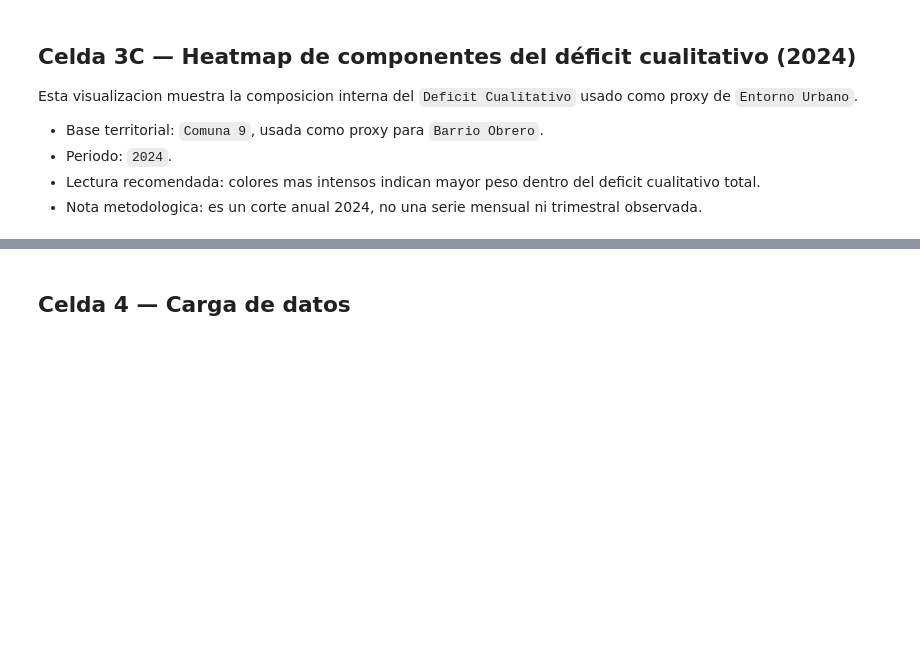
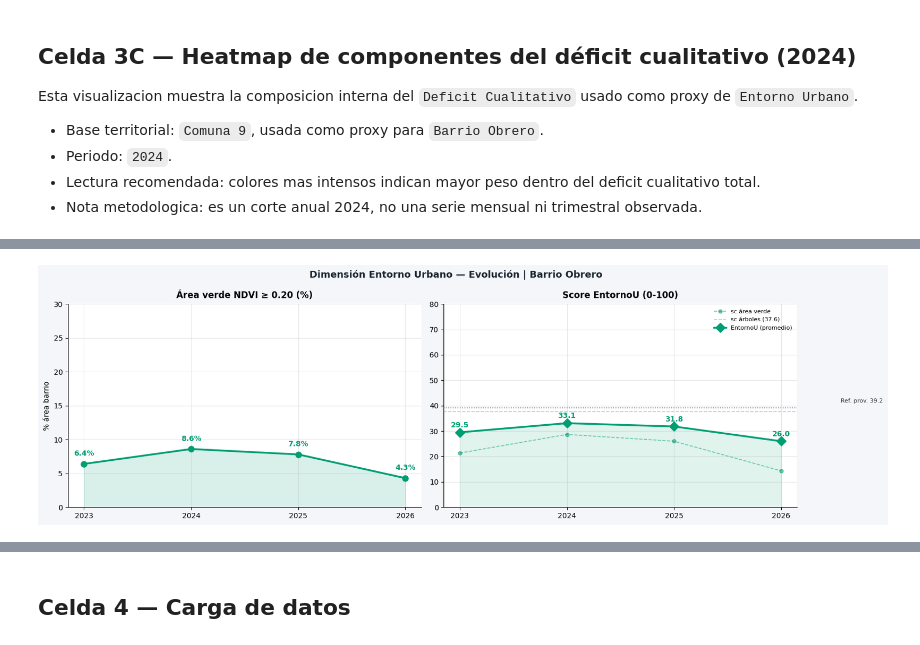
Before and after one commit to Pabandres85/Itt_repos_cali, a Jupyter notebook: notebooks/03_itt_barrio_obrero.ipynb, the cells around one changed output, grey strips where cells are left out. Saved outputs shown, nothing was run; the diff lists cells and outputs as text; code cells hidden in the pictures; blank space fills up the shorter version.

```diff
--- a/notebooks/03_itt_barrio_obrero.ipynb
+++ b/notebooks/03_itt_barrio_obrero.ipynb
@@ -396,0 +569,55 @@ No hay fila de Comuna 9 cargada desde el Excel de referencia.
+# %%
+# ── Celda EU-4: evolución anual Entorno Urbano ────────────────────────────────
+fig, axes = plt.subplots(1, 2, figsize=(16, 5), facecolor=BG)
+fig.suptitle('Dimensión Entorno Urbano — Evolución | Barrio Obrero',
+             fontsize=13, fontweight='bold', color='#1B2631')
+
+df_e = df_eu.set_index('año').reindex(ANIOS)
+x    = list(range(len(ANIOS)))
+
+# Panel 1: % área verde
+ax = axes[0]; ax.set_facecolor('white')
+vals = df_e['pct_verde'].values.astype(float)
+ymax = max(30, float(np.nanmax(vals)) * 1.35) if not np.all(np.isnan(vals)) else 30
+ax.plot(x, vals, color=OKI_VERDE, linewidth=2.5, marker='o', markersize=8, zorder=3)
+ax.fill_between(x, vals, alpha=0.15, color=OKI_VERDE)
+for xi, v in zip(x, vals):
+    if not np.isnan(v):
+        ax.text(xi, v + ymax * 0.04, f'{v:.1f}%',
+                ha='center', fontsize=10, fontweight='bold', color=OKI_VERDE)
+ax.set_xticks(x); ax.set_xticklabels(ANIOS)
+ax.set_ylim(0, ymax); ax.set_ylabel('% área barrio')
+ax.set_title('Área verde NDVI ≥ 0.20 (%)', fontweight='bold', pad=8)
+ax.spines[['top', 'right']].set_visible(False)
+
+# Panel 2: Score con componentes
+ax = axes[1]; ax.set_facecolor('white')
+sc_eu  = df_e['score_entorno_u'].values.astype(float)
+sc_v   = df_e['score_verde'].values.astype(float)
+ax.plot(x, sc_v,
+        color=OKI_VERDE,  linewidth=1.2, linestyle='--', marker='o',
+        markersize=5, alpha=0.55, label='sc área verde', zorder=2)
+ax.axhline(score_arboles_fijo, color=OKI_AZUL_C, linewidth=1.2,
+           linestyle='--', alpha=0.55,
+           label=f'sc árboles ({score_arboles_fijo})')
+ax.plot(x, sc_eu, color=OKI_VERDE, linewidth=2.5, marker='D',
+        markersize=9, label='EntornoU (promedio)', zorder=3)
+ax.fill_between(x, sc_eu, alpha=0.12, color=OKI_VERDE)
+for xi, v in zip(x, sc_eu):
+    if not np.isnan(v):
+        ax.text(xi, v + 2, f'{v:.1f}', ha='center', fontsize=10,
+                fontweight='bold', color=OKI_VERDE)
+ax.axhline(39.2, color=OKI_GRIS, linewidth=1.2, linestyle=':', alpha=0.7)
+ax.text(len(x) - 0.05, 39.2 + 2, 'Ref. prov. 39.2',
+        fontsize=8, color=OKI_GRIS, ha='right')
+ax.set_xticks(x); ax.set_xticklabels(ANIOS)
+ax.set_ylim(0, 80)
+ax.set_title('Score EntornoU (0-100)', fontweight='bold', pad=8)
+ax.legend(fontsize=8, frameon=False, loc='upper right')
+ax.spines[['top', 'right']].set_visible(False)
+
+plt.tight_layout()
+plt.savefig('itt_obrero_entorno_evolucion.png', dpi=150, bbox_inches='tight', facecolor=BG)
+plt.show()
+# %% [output]
+[figure, added]
```
Also changed, not shown: parts of 10 cells of this notebook.
